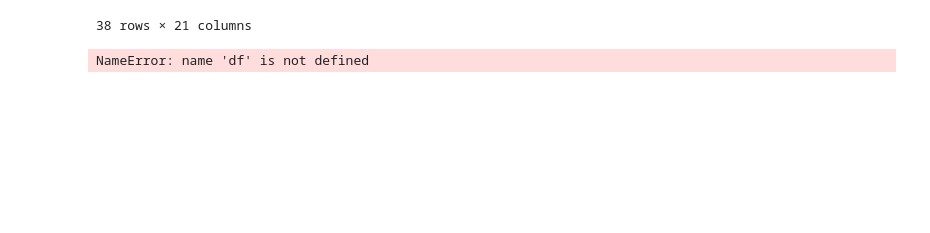
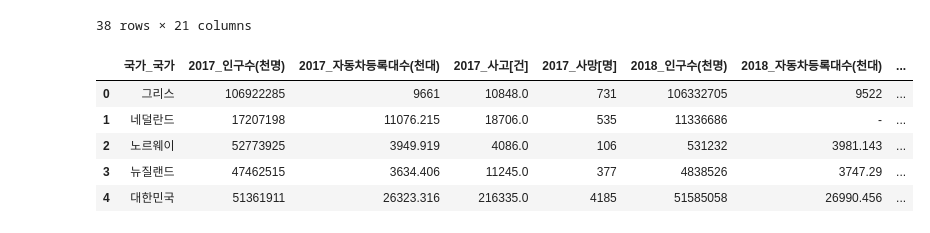
Before and after one commit to Eunhasuiin/LikeLion_Mid_team_14, a Jupyter notebook: members/이효린/notebooks/01_(인구대비사고율)_EDA_기본통계.ipynb, the cells around one changed output. Saved outputs shown, nothing was run; the diff lists cells and outputs as text; code cells hidden in the pictures; blank space fills up the shorter version.

```diff
--- a/members/이효린/notebooks/01_(인구대비사고율)_EDA_기본통계.ipynb
+++ b/members/이효린/notebooks/01_(인구대비사고율)_EDA_기본통계.ipynb
@@ -64,30 +64,3 @@ df_raw
 | 36 | 헝가리 | 9788.9410 | 4211.711 | 16489 | 625 | 9776.3575 | 4417.848 | ... |
 | 37 | 호주 | 24590.3335 | 18781.204 | - | 1223 | 24979.2300 | 19173.279 | ... |
 38 rows × 21 columns
-# %%
-import pandas as pd
-import matplotlib.pyplot as plt
-import seaborn as sns
-
-# 1. 데이터를 길게 변환
-df_melted = df.melt(id_vars=['국가_국가'], var_name='항목', value_name='값')
-df_melted[['연도', '지표']] = df_melted['항목'].str.extract(r'(\d{4})_(.+)')
-df_melted['값'] = pd.to_numeric(df_melted['값'], errors='coerce')
-
-# 2. 피벗 테이블로 인구/사고/사망 나누기
-df_pivot = df_melted.pivot_table(index=['국가_국가', '연도'], columns='지표', values='값').reset_index()
-
-# 3. 사고율/사망률 계산
-df_pivot['사고율'] = df_pivot['사고[건]'] / df_pivot['인구수(천명)']
-df_pivot['사망률'] = df_pivot['사망[명]'] / df_pivot['인구수(천명)']
-
-# 모든 행 보기
-pd.set_option('display.max_rows', None)
-
-# 모든 열 보기
-pd.set_option('display.max_columns', None)  # 모든 열 보기
-
-# 또는 print(df_pivot)
-df_pivot
-# %% [output]
-NameError: name 'df' is not defined
@@ -95,0 +67,40 @@ df_pivot.to_csv('사고율_사망률_테이블.csv', index=False)
+# %%
+import pandas as pd
+
+# 파일 불러오기
+df_raw = pd.read_excel("C:/Users/윤후/Downloads/2017-2021 OECD 국가 교통사고 비교.xls", header=[0, 1])
+df_raw.columns = [f"{col[0]}_{col[1]}" if 'Unnamed' not in col[1] else col[0] for col in df_raw.columns]
+
+# 1. 인구수 열 처리: 쉼표, 소수점 제거 후 숫자로 변환
+population_cols = [col for col in df_raw.columns if '인구수' in col]
+for col in population_cols:
+    df_raw[col] = df_raw[col].astype(str).str.replace(",", "").str.replace(".", "")
+    df_raw[col] = pd.to_numeric(df_raw[col], errors='coerce')
+
+# 2. 사고, 사망 열도 숫자로 변환
+accident_cols = [col for col in df_raw.columns if '사고' in col and '건' in col]
+death_cols = [col for col in df_raw.columns if '사망' in col and '명' in col]
+for col in accident_cols + death_cols:
+    df_raw[col] = pd.to_numeric(df_raw[col], errors='coerce')
+
+# 3. 사고율 및 사망률 계산
+for year in ['2017', '2018', '2019', '2020', '2021']:
+    pop_col = f'{year}_인구수(천명)'
+    acc_col = f'{year}_사고[건]'
+    death_col = f'{year}_사망[명]'
+
+    if pop_col in df_raw.columns and acc_col in df_raw.columns:
+        df_raw[f'{year}_사고율'] = df_raw[acc_col] / (df_raw[pop_col] / 1000)
+
+    if pop_col in df_raw.columns and death_col in df_raw.columns:
+        df_raw[f'{year}_사망률'] = df_raw[death_col] / (df_raw[pop_col] / 1000)
+
+# 결과 확인
+df_raw.head()
+# %% [output]
+|  | 국가_국가 | 2017_인구수(천명) | 2017_자동차등록대수(천대) | 2017_사고[건] | 2017_사망[명] | 2018_인구수(천명) | 2018_자동차등록대수(천대) | ... |
+| 0 | 그리스 | 106922285 | 9661 | 10848.0 | 731 | 106332705 | 9522 | ... |
+| 1 | 네덜란드 | 17207198 | 11076.215 | 18706.0 | 535 | 11336686 | - | ... |
+| 2 | 노르웨이 | 52773925 | 3949.919 | 4086.0 | 106 | 531232 | 3981.143 | ... |
+| 3 | 뉴질랜드 | 47462515 | 3634.406 | 11245.0 | 377 | 4838526 | 3747.29 | ... |
+| 4 | 대한민국 | 51361911 | 26323.316 | 216335.0 | 4185 | 51585058 | 26990.456 | ... |
```
Also changed, not shown: parts of 4 cells of this notebook.
